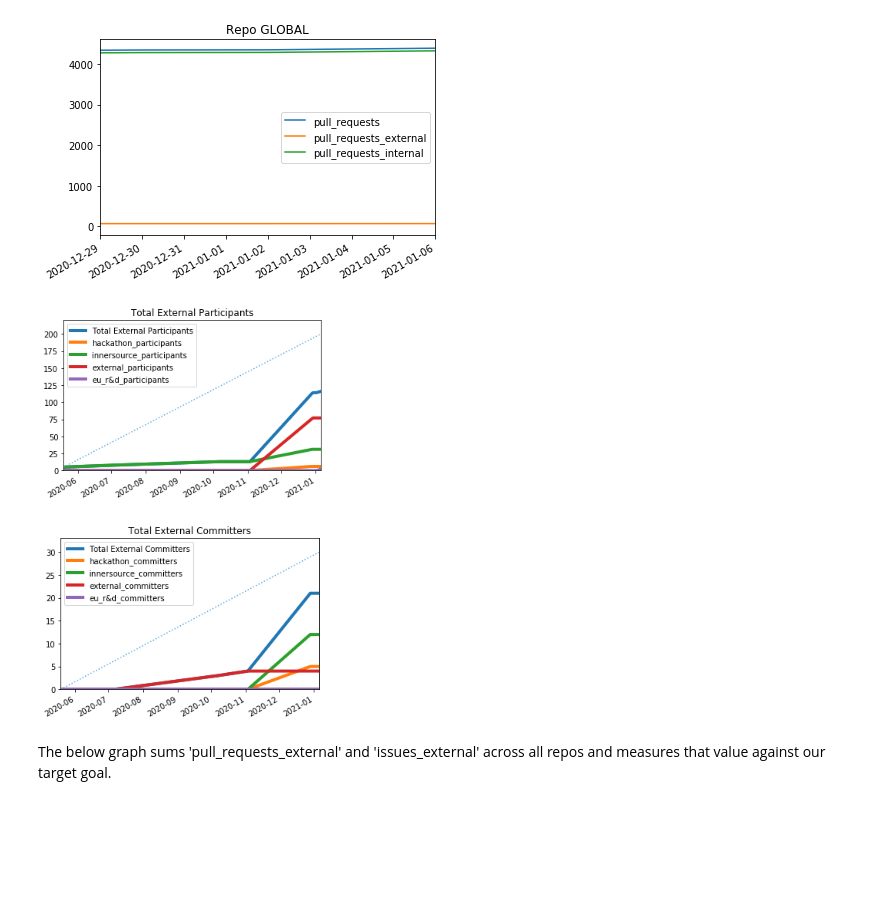
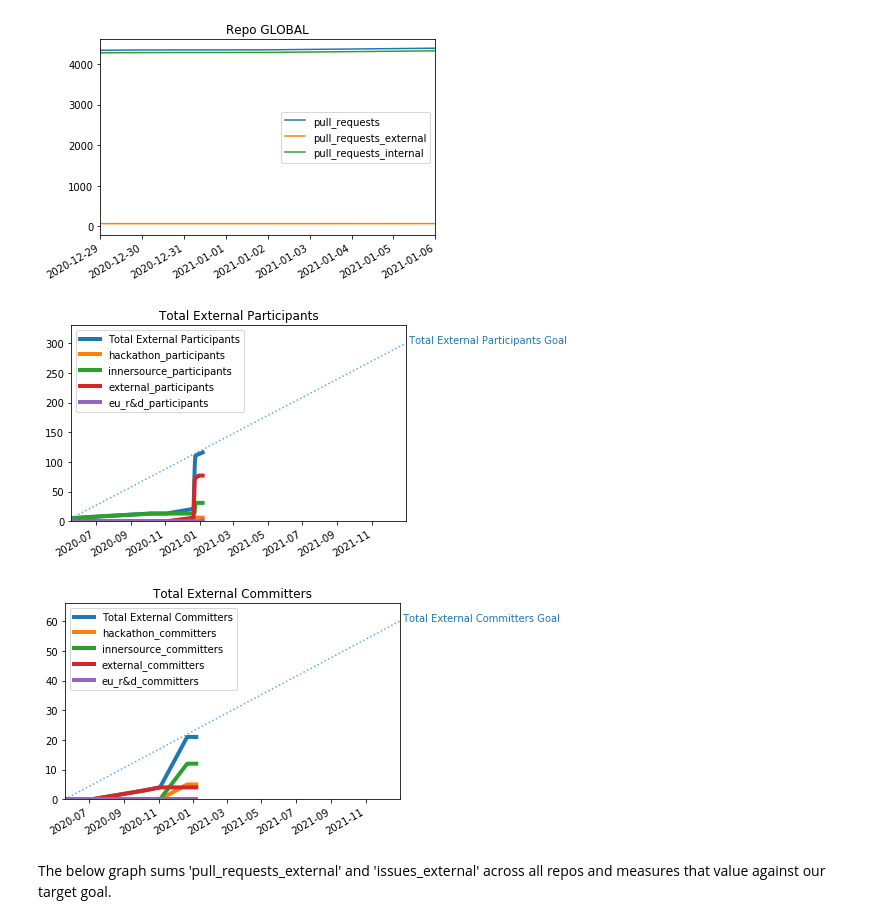
Before and after one commit to Seagate/cortx, a Jupyter notebook: metrics/CORTX_Metrics_Graphs.ipynb, the cells around one changed output. Drawn from its saved outputs; the diff is of its cells as text; code cells hidden in the pictures; blank space fills up the shorter version.

Commit message:
fixed the bug with the one goal graph

```diff
--- a/metrics/CORTX_Metrics_Graphs.ipynb
+++ b/metrics/CORTX_Metrics_Graphs.ipynb
@@ -94,26 +94,26 @@ compare_values('GLOBAL',ps,['pull_requests','pull_requests_external','pull_reque
 # %%
 def external_graph(Activity,goal_value):
     title=('Total External %s' % Activity).title()
     types=['hackathon','innersource','external', 'eu_r&d'] # 'eu_r&d' not yet in data
     local_df = df
     local_df = local_df.fillna(0)
     local_df[title]=0
     columns=[title]
     for t in types:
         column = '%s_%s' % (t,Activity)
         local_df[title] += local_df[column]
         columns.append(column)
     #local_df.replace(np.nan, 0)
     goal=cortx_graphing.Goal(title,goal_date,goal_value)
-    plt=cortx_graphing.goal_graph(df=local_df,title=title,xlim=(None,None),goals=[goal],columns=columns)
+    plt=cortx_graphing.goal_graph(df=local_df,title=title,xlim=(None,goal_date),goals=[goal],columns=columns)
     plt.legend(loc='upper left')
     plt.show()
 
-external_graph('participants',200)
-external_graph('committers',30)
+external_graph('participants',300)
+external_graph('committers',60)
 # %% [output]
-[figure, old version]
+[figure, new version]
-[figure, old version]
+[figure, new version]
 # %% [markdown]
 The below graph sums 'pull_requests_external' and 'issues_external' across all repos and measures that value against our target goal.
 # %%
```
Also changed, not shown: 1 other file.
